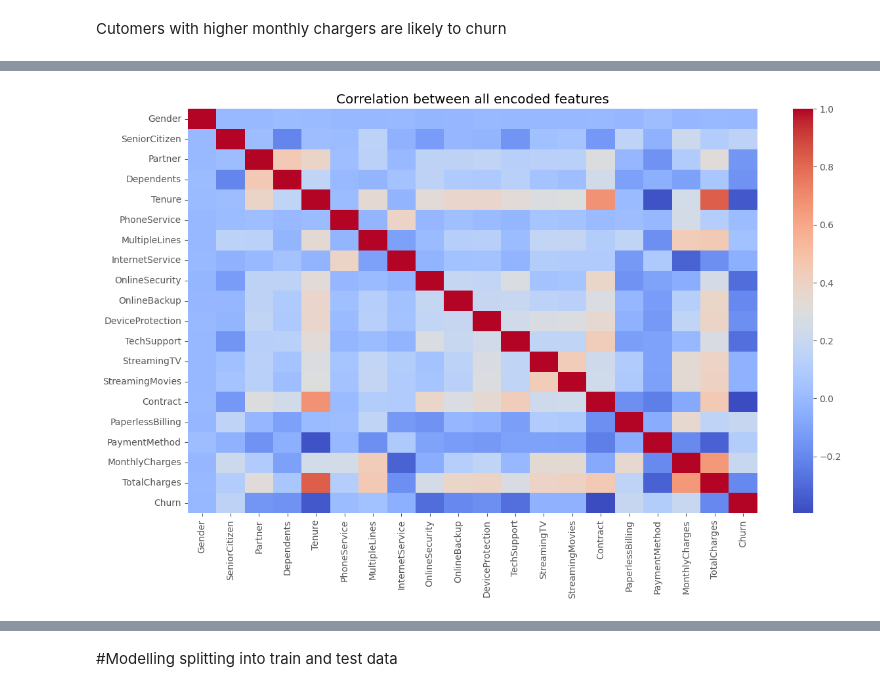
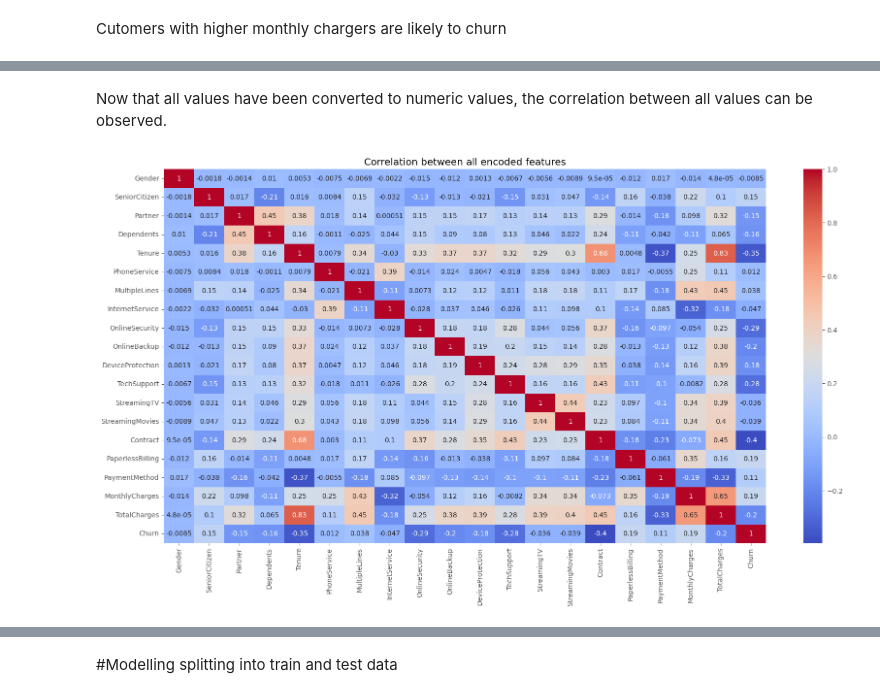
Before and after one commit to Chenuli05/CustomerChurn, a Jupyter notebook: Churn_ML_CW.ipynb, the cells around one changed output, grey strips where cells are left out. Cells and saved outputs as stored; diff of their text form; code cells hidden in the pictures.

```diff
--- a/Churn_ML_CW.ipynb
+++ b/Churn_ML_CW.ipynb
@@ -212,4 +240,0 @@ df.head()
-# %%
-#resetting the index after dropping rows
-df= df.reset_index(drop=True)
-df.head()
@@ -326,0 +385,22 @@ CUtmoers without online security are the most likely to churn
+# %%
+numerical_cols = ['Tenure', 'MonthlyCharges', 'TotalCharges']
+outliers_data = {}
+
+for col in numerical_cols:
+    Q1 = df[col].quantile(0.25)
+    Q3 = df[col].quantile(0.75)
+    IQR = Q3 - Q1
+    lower_bound = Q1 - 1.5 * IQR
+    upper_bound = Q3 + 1.5 * IQR
+
+    # Identify outliers
+    outliers = df[(df[col] < lower_bound) | (df[col] > upper_bound)]
+    outliers_data[col] = outliers
+    outliers
+
+    print(f"\n--- Outliers in {col} ---")
+    if not outliers.empty:
+        display(outliers[['Gender', 'Tenure', 'MonthlyCharges', 'TotalCharges', 'Churn']])
+        print(f"Number of outliers in {col}: {len(outliers)}")
+    else:
+        print(f"No outliers found in {col} based on the IQR method.")
@@ -326,0 +416,14 @@ CUtmoers without online security are the most likely to churn
+# %%
+numerical_cols = ['Tenure', 'MonthlyCharges', 'TotalCharges']
+
+plt.figure(figsize=(15, 5)) # Adjust figure size to accommodate multiple plots
+
+for i, col in enumerate(numerical_cols):
+    plt.subplot(1, len(numerical_cols), i + 1) # Create subplots in one row
+    sns.histplot(df[col], kde=True) # Use histplot for density and histogram
+    plt.title(f'Distribution of {col}')
+    plt.xlabel(col)
+    plt.ylabel('Frequency')
+
+plt.tight_layout()
+plt.show()
@@ -327,7 +449,9 @@ CUtmoers without online security are the most likely to churn
+# %% [markdown]
+Now that all values have been converted to numeric values, the correlation between all values can be observed.
 # %%
-plt.figure(figsize=(14,8))
-sns.heatmap(df.corr(), cmap='coolwarm')
+plt.figure(figsize=(20,10))
+sns.heatmap(df_numeric.corr(), cmap='coolwarm', annot=True)
 plt.title('Correlation between all encoded features')
 plt.show()
 # %% [output]
-[figure, old version]
+[figure, new version]
```
Also changed, not shown: parts of 54 cells of this notebook.
